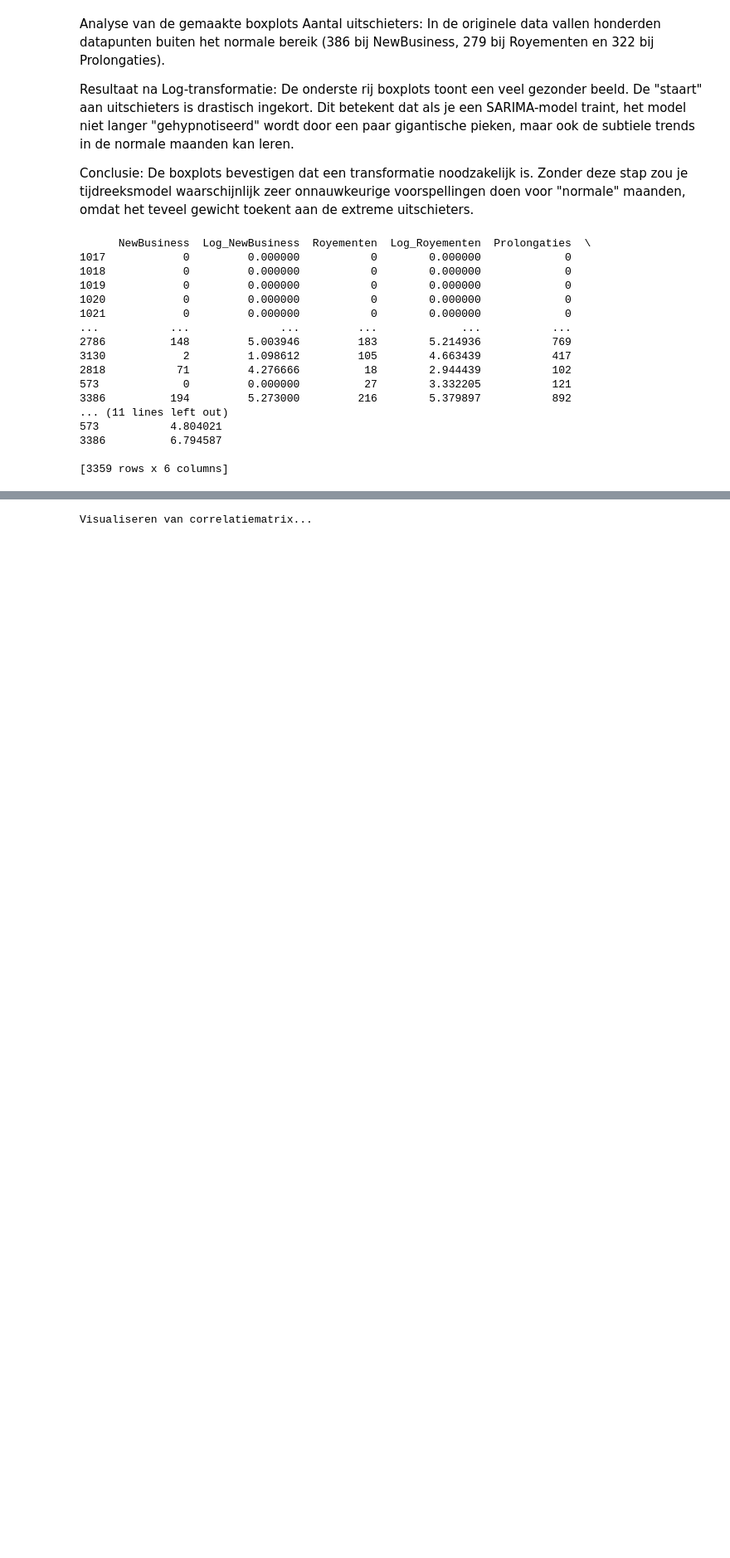
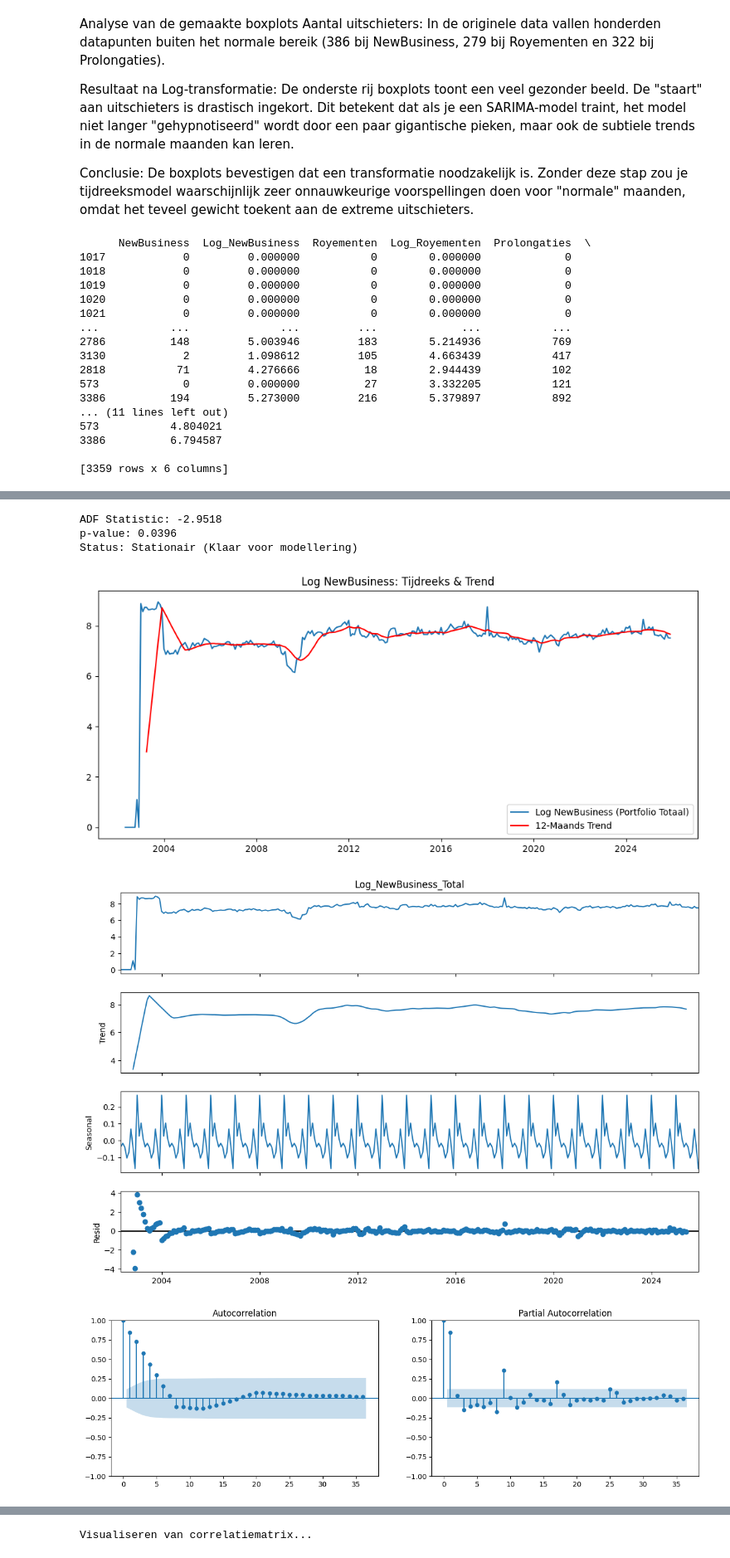
Before and after one commit to wmvanhuis/MADS-ML-Graduation_Project_Bovemij, a Jupyter notebook: notebooks/timeseries/eda timeseries v3.ipynb, the cells around one changed output, grey strips where cells are left out. Shown at 83% size. Saved outputs shown, nothing was run; the diff lists cells and outputs as text; code cells hidden in the pictures; blank space fills up the shorter version.

```diff
--- a/notebooks/timeseries/eda timeseries v3.ipynb
+++ b/notebooks/timeseries/eda timeseries v3.ipynb
@@ -445,0 +421,47 @@ Toepassen van differencing op Royementen en Prolongaties om stationariteit te be
+# %%
+# Trend Analyse NewBusiness
+
+# Inladen en correct aggregeren (eerst sommeren, dan log)
+#df_cleaned = pd.read_csv('cleaned_insurance_data_with_log.csv')
+df_cleaned['date'] = pd.to_datetime(df_cleaned['Jaar_Maand'].astype(str), format='%Y%m')
+
+# Portfolio-breed aggregeren en dan pas log nemen voor een zuivere analyse
+ts_nb = df_cleaned.groupby('date')['NewBusiness'].sum().reset_index()
+ts_nb['Log_NewBusiness_Total'] = np.log1p(ts_nb['NewBusiness'])
+ts_nb.set_index('date', inplace=True)
+
+# 1. Tijdreeks en Trend
+plt.figure(figsize=(12, 5))
+plt.plot(ts_nb['Log_NewBusiness_Total'], label='Log NewBusiness (Portfolio Totaal)')
+plt.plot(ts_nb['Log_NewBusiness_Total'].rolling(window=12).mean(), color='red', label='12-Maands Trend')
+plt.title('Log NewBusiness: Tijdreeks & Trend')
+plt.legend()
+plt.savefig('newbusiness_trend_analysis.png')
+
+# 2. Decompositie
+decomp = seasonal_decompose(ts_nb['Log_NewBusiness_Total'], model='additive', period=12)
+fig = decomp.plot()
+fig.set_size_inches(12, 8)
+plt.savefig('newbusiness_decomp_analysis.png')
+
+# 3. ACF / PACF
+fig, (ax1, ax2) = plt.subplots(1, 2, figsize=(15, 4))
+plot_acf(ts_nb['Log_NewBusiness_Total'], lags=36, ax=ax1)
+plot_pacf(ts_nb['Log_NewBusiness_Total'], lags=36, ax=ax2)
+plt.savefig('newbusiness_corr_analysis.png')
+
+# 4. ADF Test
+adf_res = adfuller(ts_nb['Log_NewBusiness_Total'])
+print(f"ADF Statistic: {adf_res[0]:.4f}")
+print(f"p-value: {adf_res[1]:.4f}")
+if adf_res[1] <= 0.05:
+        print("Status: Stationair (Klaar voor modellering)")
+else:
+        print("Status: Niet stationair (Je moet 'differencing' toepassen)")
+# %% [output]
+ADF Statistic: -2.9518
+p-value: 0.0396
+Status: Stationair (Klaar voor modellering)
+[figure, added]
+[figure, added]
+[figure, added]
```
Also changed, not shown: parts of 16 cells of this notebook, 12 other files.
